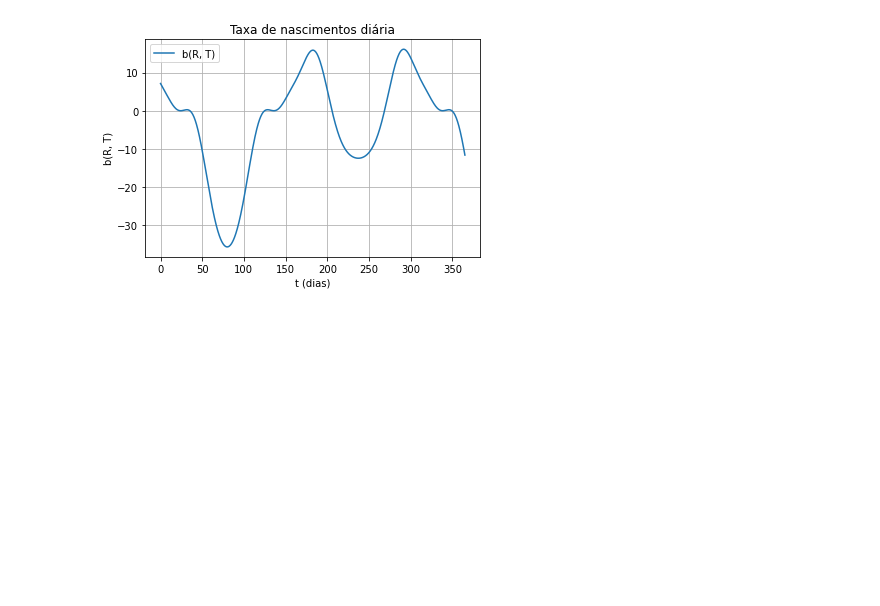
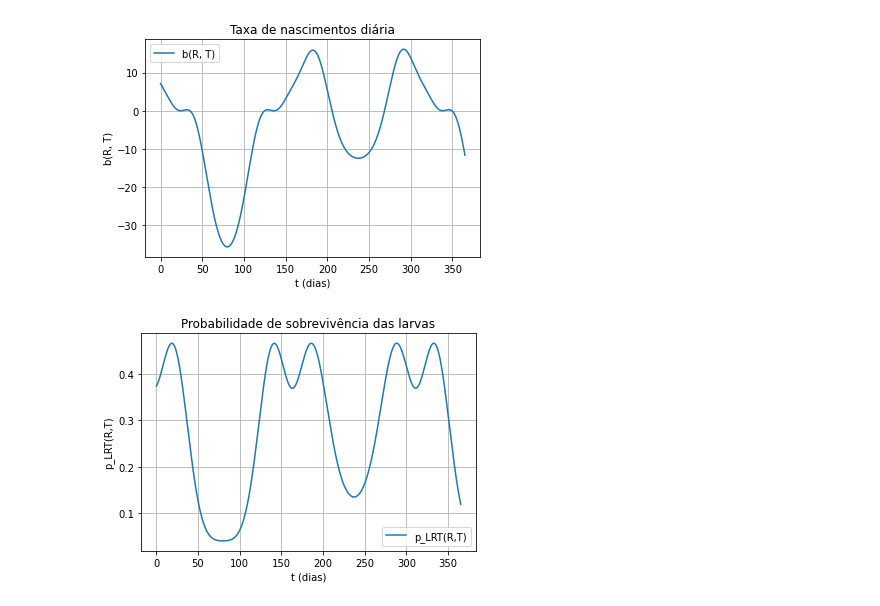
Before and after one commit to RaphaLevy/TCC, a Jupyter notebook: Discussão/Plots_de_Taxas.ipynb, the cells around one changed output. Cells and saved outputs as stored; diff of their text form; code cells hidden in the pictures; blank space fills up the shorter version.

```diff
--- a/Discussão/Plots_de_Taxas.ipynb
+++ b/Discussão/Plots_de_Taxas.ipynb
@@ -878,3 +878,29 @@ plt.grid(True)
 plt.show()
 # %% [output]
 [figure]
+# %%
+R_L = 400
+# %%
+def p_LT_teste(t):
+        return np.exp(-(c1 * T(t) + c2))
+
+def p_LR_teste(t):
+        return (4*p_ML/R_L**2) * R(t) * (R_L - R(t))
+
+def p_LRT_teste(t):
+        return p_LR_teste(R(t))*p_LT_teste(T(t))
+
+# Pontos no tempo
+t_values = np.linspace(0, 365, 1000) # 1000 pontos entre 0 e 365
+larvae_survival = [p_LRT_teste(t) for t in t_values]
+
+# Plotando
+plt.plot(t_values, larvae_survival, label='p_LRT(R,T)')
+plt.title('Probabilidade de sobrevivência das larvas')
+plt.xlabel('t (dias)')
+plt.ylabel('p_LRT(R,T)')
+plt.legend()
+plt.grid(True)
+plt.show()
+# %% [output]
+[figure, added]
```
Also changed, not shown: parts of 3 cells of this notebook.
